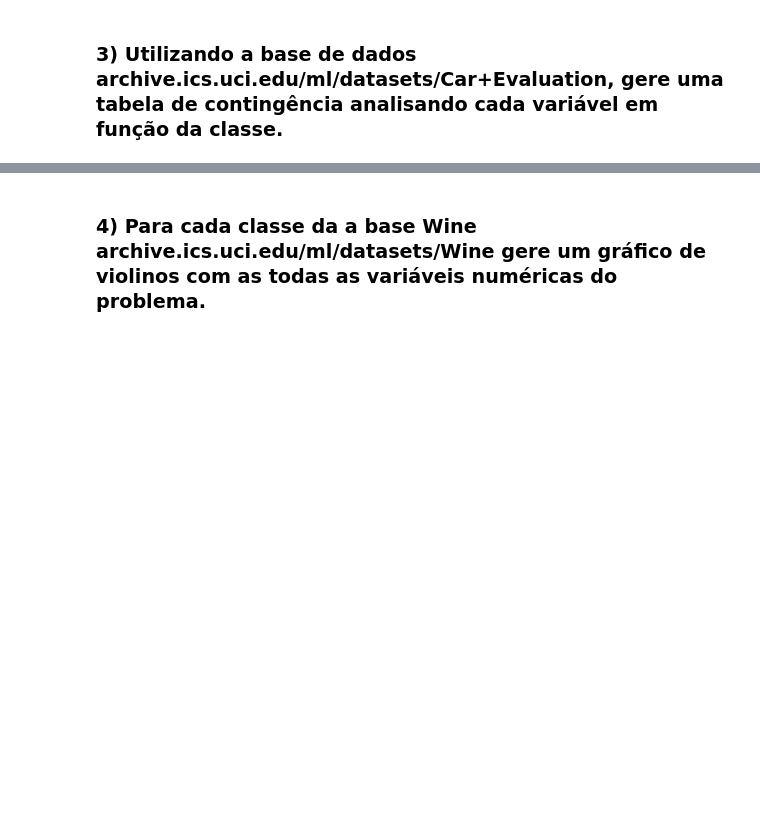
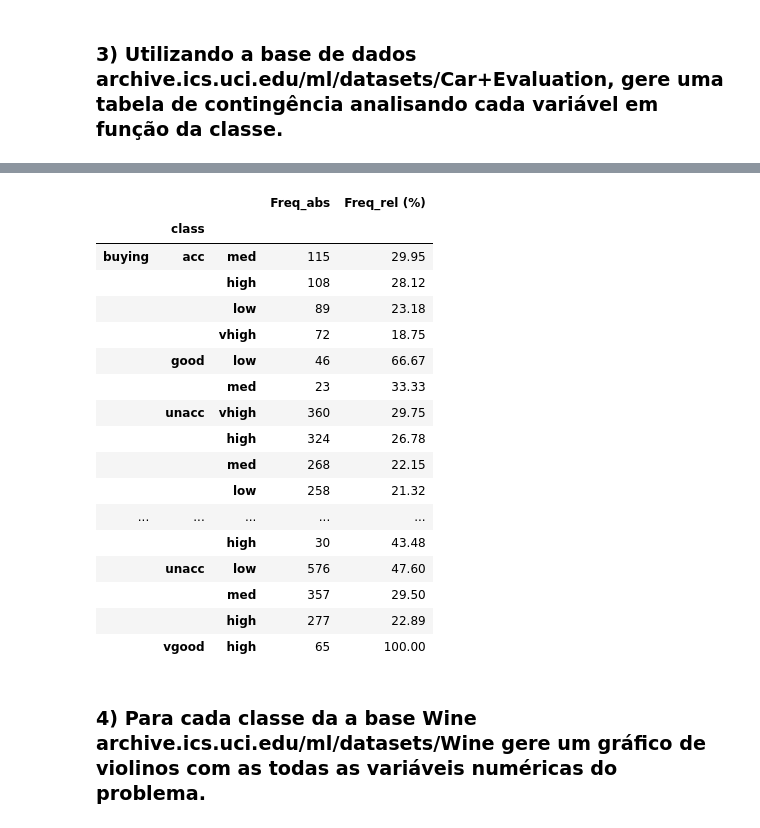
Before and after one commit to yuriresendematias/Aprendizagem-de-Maquina, a Jupyter notebook: Semana 6/Atividade6.ipynb, the cells around one changed output, grey strips where cells are left out. Saved outputs shown, nothing was run; the diff lists cells and outputs as text; code cells hidden in the pictures; blank space fills up the shorter version.

```diff
--- a/Semana 6/Atividade6.ipynb
+++ b/Semana 6/Atividade6.ipynb
@@ -114,2 +172,31 @@ while (i < 4):
+# %%
+pd.set_option('display.max_rows', 1000)
+frames = []
+
+for i in col_names:
+    frames.append(pd.DataFrame({'Freq_abs':data_car[i].groupby(data_car['class']).value_counts(),
+    'Freq_rel (%)':round(data_car[i].groupby(data_car['class']).value_counts(normalize=True)*100, 2)}))
+
+
+pd.concat(frames, keys=col_names)
+# %% [output]
+|  |  |  | Freq_abs | Freq_rel (%) |
+|  | class |  |  |  |
+| buying | acc | med | 115 | 29.95 |
+|  |  | high | 108 | 28.12 |
+|  |  | low | 89 | 23.18 |
+|  |  | vhigh | 72 | 18.75 |
+|  | good | low | 46 | 66.67 |
+|  |  | med | 23 | 33.33 |
+|  | unacc | vhigh | 360 | 29.75 |
+|  |  | high | 324 | 26.78 |
+|  |  | med | 268 | 22.15 |
+|  |  | low | 258 | 21.32 |
+| ... | ... | ... | ... | ... |
+|  |  | high | 30 | 43.48 |
+|  | unacc | low | 576 | 47.60 |
+|  |  | med | 357 | 29.50 |
+|  |  | high | 277 | 22.89 |
+|  | vgood | high | 65 | 100.00 |
 # %% [markdown]
 ### 4) Para cada classe da a base Wine archive.ics.uci.edu/ml/datasets/Wine gere um gráfico de violinos com as todas as variáveis numéricas do problema.
```
Also changed, not shown: parts of 4 cells of this notebook.
